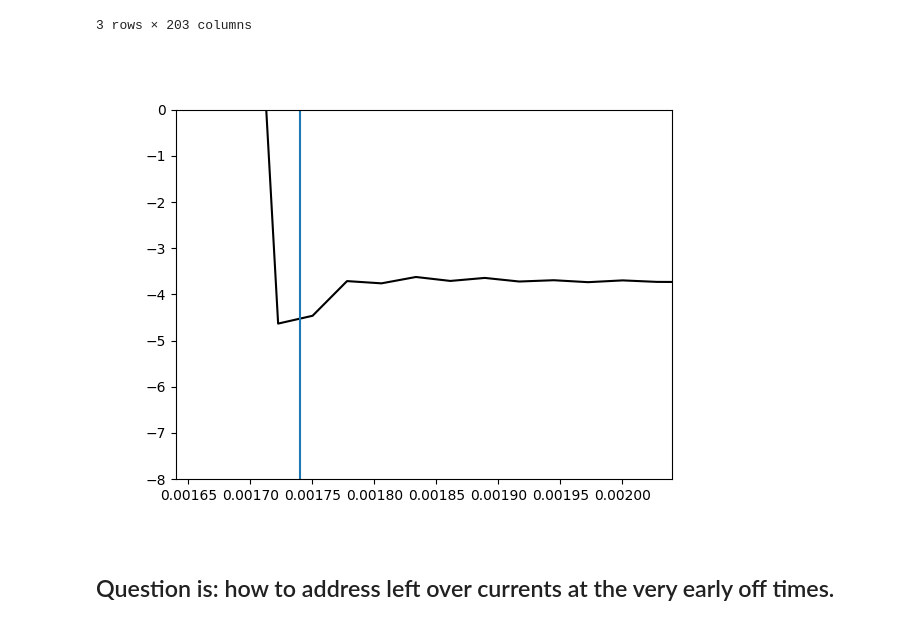
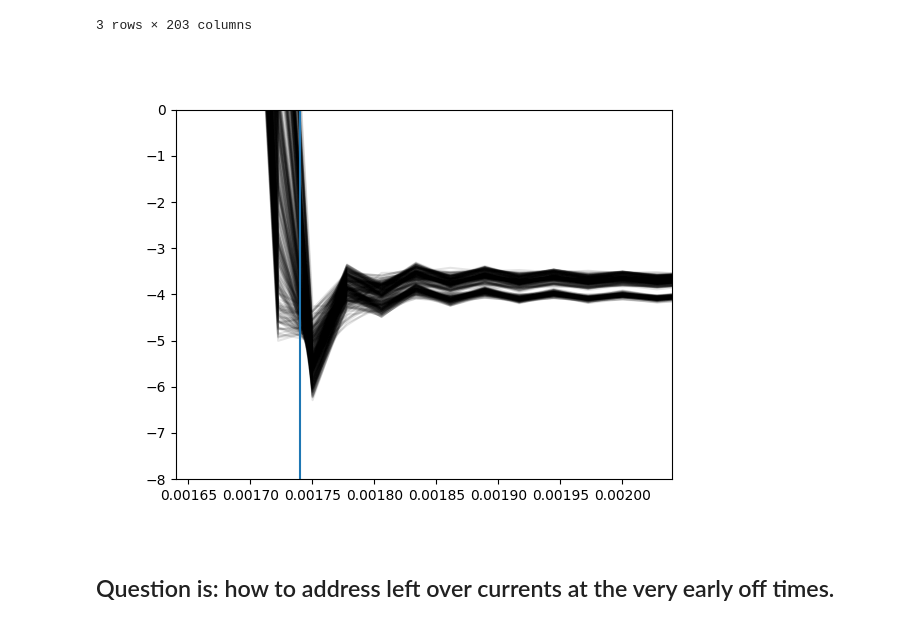
Before and after one commit to emgeolab/alberta_atem, a Jupyter notebook: waveform.ipynb, the cells around one changed output. Cells and saved outputs as stored; diff of their text form; code cells hidden in the pictures.

```diff
--- a/waveform.ipynb
+++ b/waveform.ipynb
@@ -22,22 +20,21 @@ df_tmp.head(3)
 3 rows × 203 columns
 # %%
 fig = plt.figure()
-# for ii in range(df_tmp.shape[0]):
-ii = 10
-if df_tmp.values[ii,50]<0:
-    sign = -1
-else:
-    sign = 1
-# plt.plot(times, df_tmp.values[4,3:], '.-')
-plt.plot(times, sign*df_tmp.values[ii,3:], '-', color='k')
+for ii in range(df_tmp.shape[0]):
+    if df_tmp.values[ii,50]<0:
+        sign = -1
+    else:
+        sign = 1
+    # plt.plot(times, df_tmp.values[4,3:], '.-')
+    plt.plot(times, sign*df_tmp.values[ii,3:], '-', color='k', alpha=0.1)
 # ylim = plt.ylim()
 ylim = (-8, 0)
 plt.plot(1.74e-3 * np.ones(2), ylim, '')
 plt.plot(1.74e-3-0.84e-3 * np.ones(2), ylim, '')
 plt.xlim(1.74e-3-1e-4, 1.74e-3+3e-4)
 plt.ylim(ylim)
 plt.show()
 # %% [output]
-[figure, old version]
+[figure, new version]
 # %% [markdown]
 ## Question is: how to address left over currents at the very early off times.
```
Also changed, not shown: parts of 1 cell of this notebook, 1 other file.
